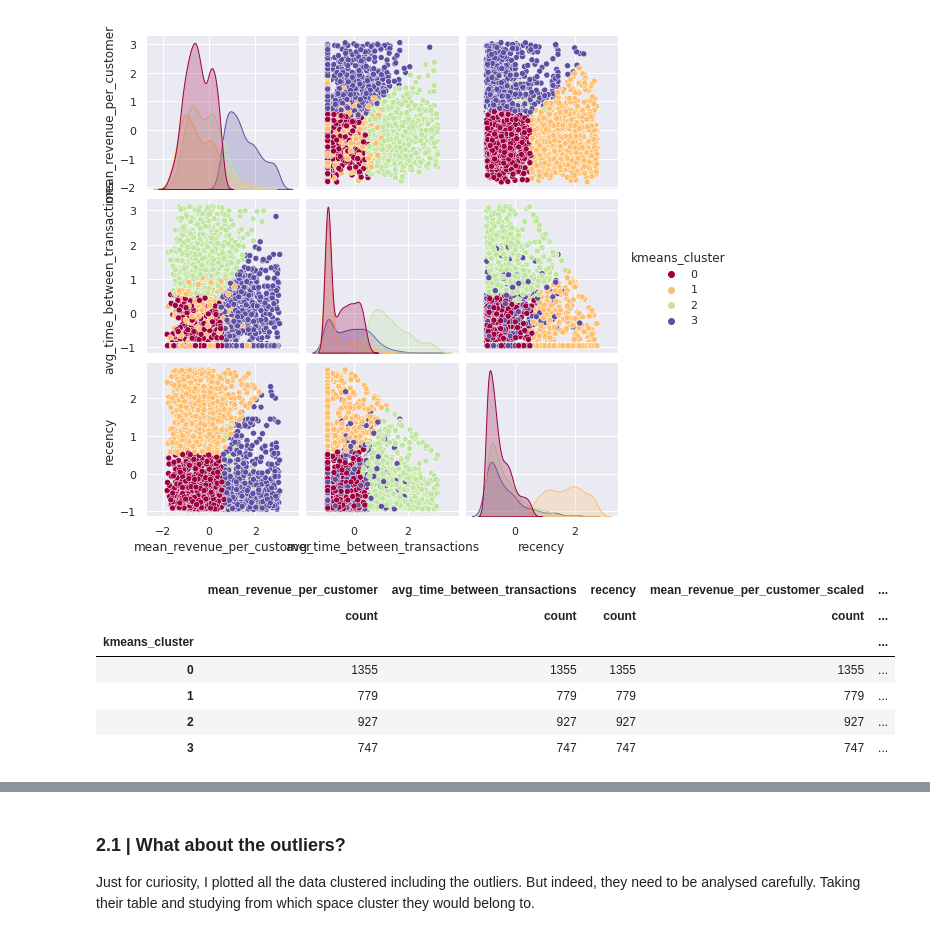
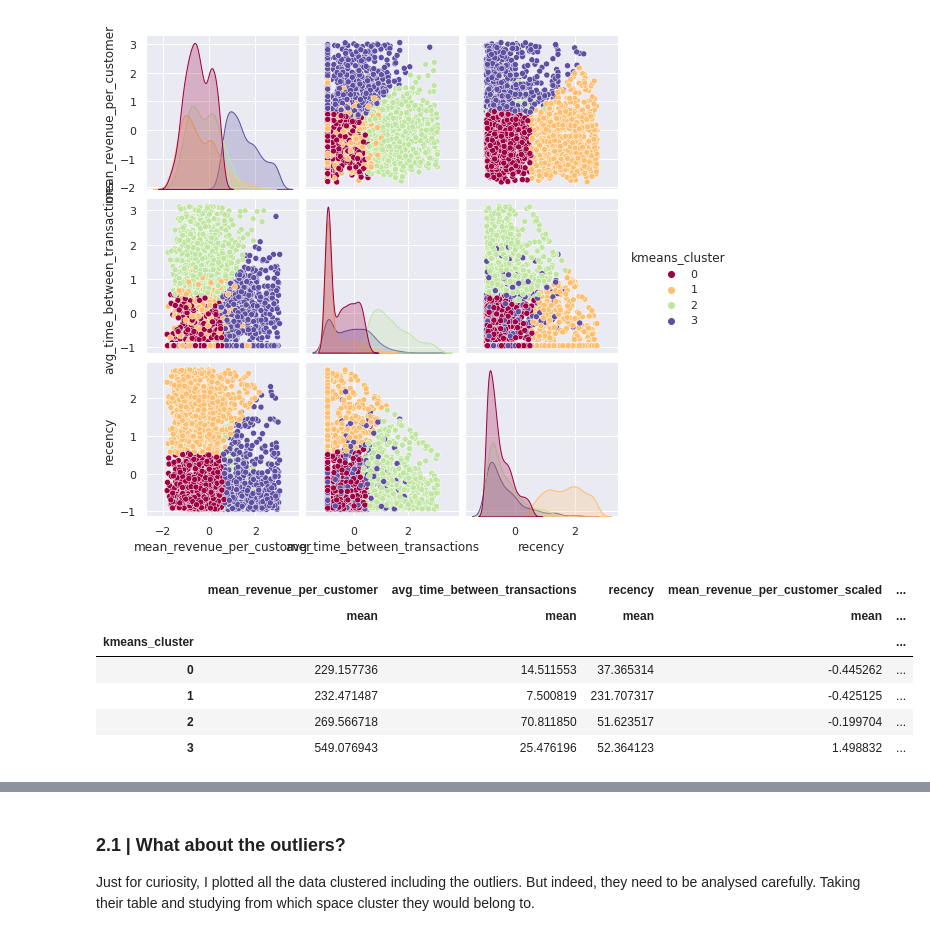
Before and after one commit to rhowsane/DS-projects, a Jupyter notebook: 2 - customer_segmentation/e_commerce_vtransactions_costumer_segmentation.ipynb, the cells around one changed output, grey strips where cells are left out. Drawn from its saved outputs; the diff is of its cells as text; code cells hidden in the pictures.

```diff
--- a/2 - customer_segmentation/e_commerce_vtransactions_costumer_segmentation.ipynb
+++ b/2 - customer_segmentation/e_commerce_vtransactions_costumer_segmentation.ipynb
@@ -452,12 +452,12 @@ plt.show()
 [figure]
 # %%
 df_costumer_kmeans_final = pd.merge(df_customer_for_cluster,df_customer_for_cluster_scaled, on='CustomerID', how='left',suffixes=('', '_scaled'))
-df_costumer_kmeans_final.groupby('kmeans_cluster').agg(['count'])
+df_costumer_kmeans_final.groupby('kmeans_cluster').agg(['mean'])
 # %% [output]
 |  | mean_revenue_per_customer | avg_time_between_transactions | recency | mean_revenue_per_customer_scaled | ... |
-|  | count | count | count | count | ... |
+|  | mean | mean | mean | mean | ... |
 | kmeans_cluster |  |  |  |  | ... |
-| 0 | 1355 | 1355 | 1355 | 1355 | ... |
-| 1 | 779 | 779 | 779 | 779 | ... |
-| 2 | 927 | 927 | 927 | 927 | ... |
-| 3 | 747 | 747 | 747 | 747 | ... |
+| 0 | 229.157736 | 14.511553 | 37.365314 | -0.445262 | ... |
+| 1 | 232.471487 | 7.500819 | 231.707317 | -0.425125 | ... |
+| 2 | 269.566718 | 70.811850 | 51.623517 | -0.199704 | ... |
+| 3 | 549.076943 | 25.476196 | 52.364123 | 1.498832 | ... |
```
Also changed, not shown: parts of 3 cells of this notebook.
